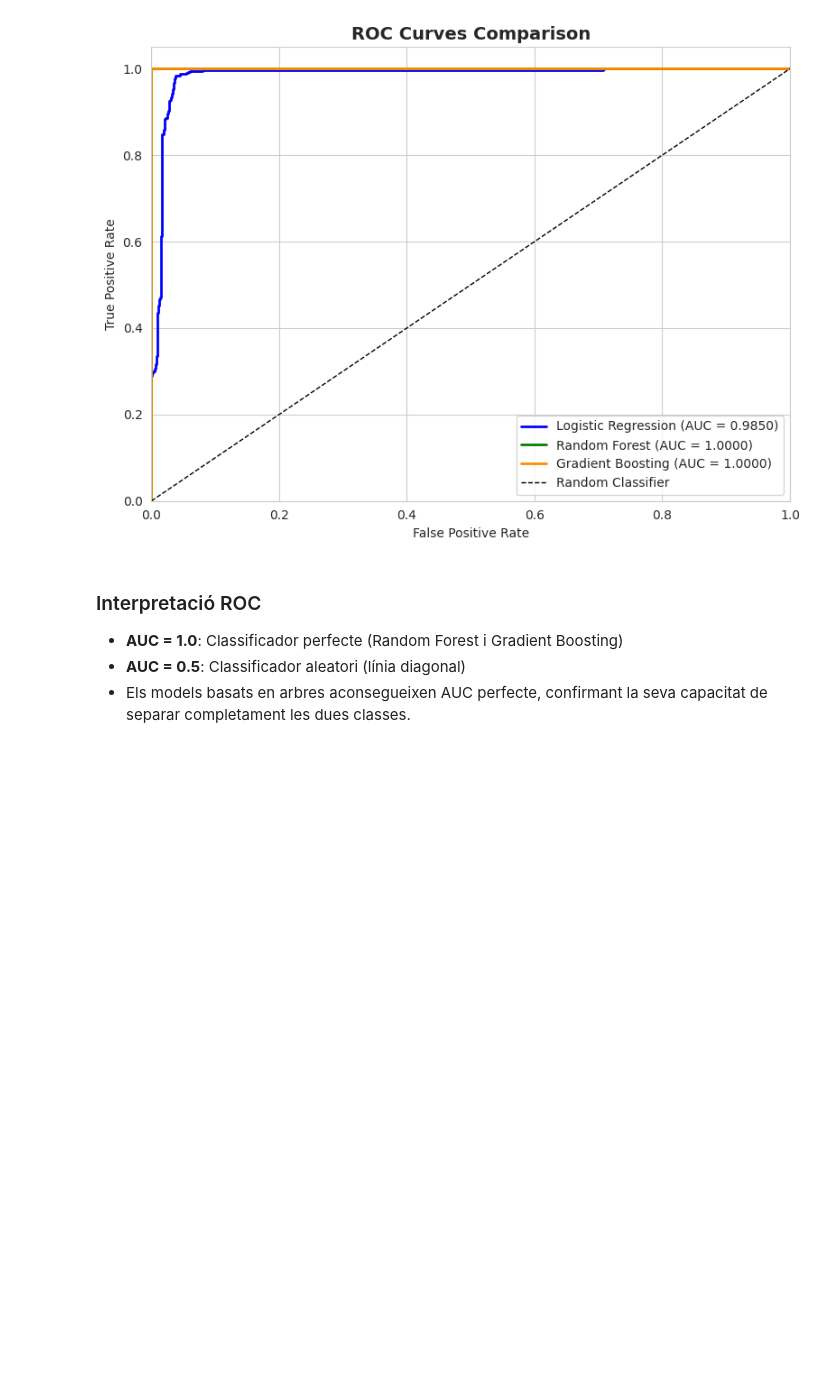
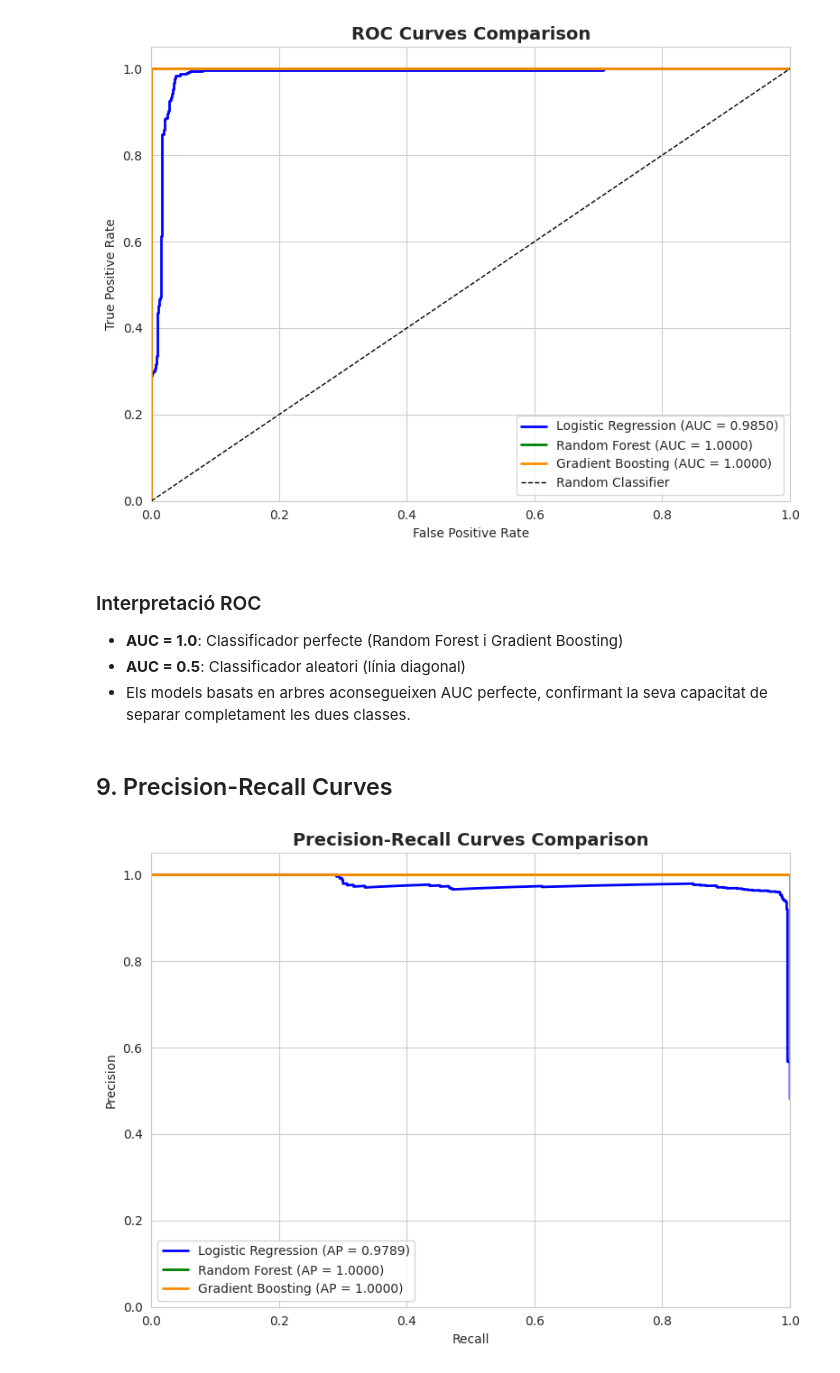
Before and after one commit to leonhrt/cas-kaggle, a Jupyter notebook: cas_kaggle_mushroom_classification.ipynb, the cells around one changed output. Saved outputs shown, nothing was run; the diff lists cells and outputs as text; code cells hidden in the pictures; blank space fills up the shorter version.

Commit message:
add precision-recall curves comparision

```diff
--- a/cas_kaggle_mushroom_classification.ipynb
+++ b/cas_kaggle_mushroom_classification.ipynb
@@ -780,3 +780,34 @@ plt.show()
 - **AUC = 1.0**: Classificador perfecte (Random Forest i Gradient Boosting)
 - **AUC = 0.5**: Classificador aleatori (línia diagonal)
 - Els models basats en arbres aconsegueixen AUC perfecte, confirmant la seva capacitat de separar completament les dues classes.
+# %% [markdown]
+## 9. Precision-Recall Curves
+# %%
+from sklearn.metrics import precision_recall_curve, average_precision_score
+
+fig, ax = plt.subplots(figsize=(8, 6))
+
+models_pred = {
+    'Logistic Regression': lr_model,
+    'Random Forest': rf_model,
+    'Gradient Boosting': gb_model
+}
+
+colors = ['blue', 'green', 'darkorange']
+
+for (name, model), color in zip(models_pred.items(), colors):
+    y_prob = model.predict_proba(X_test)[:, 1]
+    precision, recall, _ = precision_recall_curve(y_test, y_prob)
+    ap = average_precision_score(y_test, y_prob)
+    ax.plot(recall, precision, color=color, lw=2, label=f'{name} (AP = {ap:.4f})')
+
+ax.set_xlim([0.0, 1.0])
+ax.set_ylim([0.0, 1.05])
+ax.set_xlabel('Recall')
+ax.set_ylabel('Precision')
+ax.set_title('Precision-Recall Curves Comparison', fontsize=14, fontweight='bold')
+ax.legend(loc='lower left')
+plt.tight_layout()
+plt.show()
+# %% [output]
+[figure, added]
```
Also changed, not shown: parts of 1 cell of this notebook.
